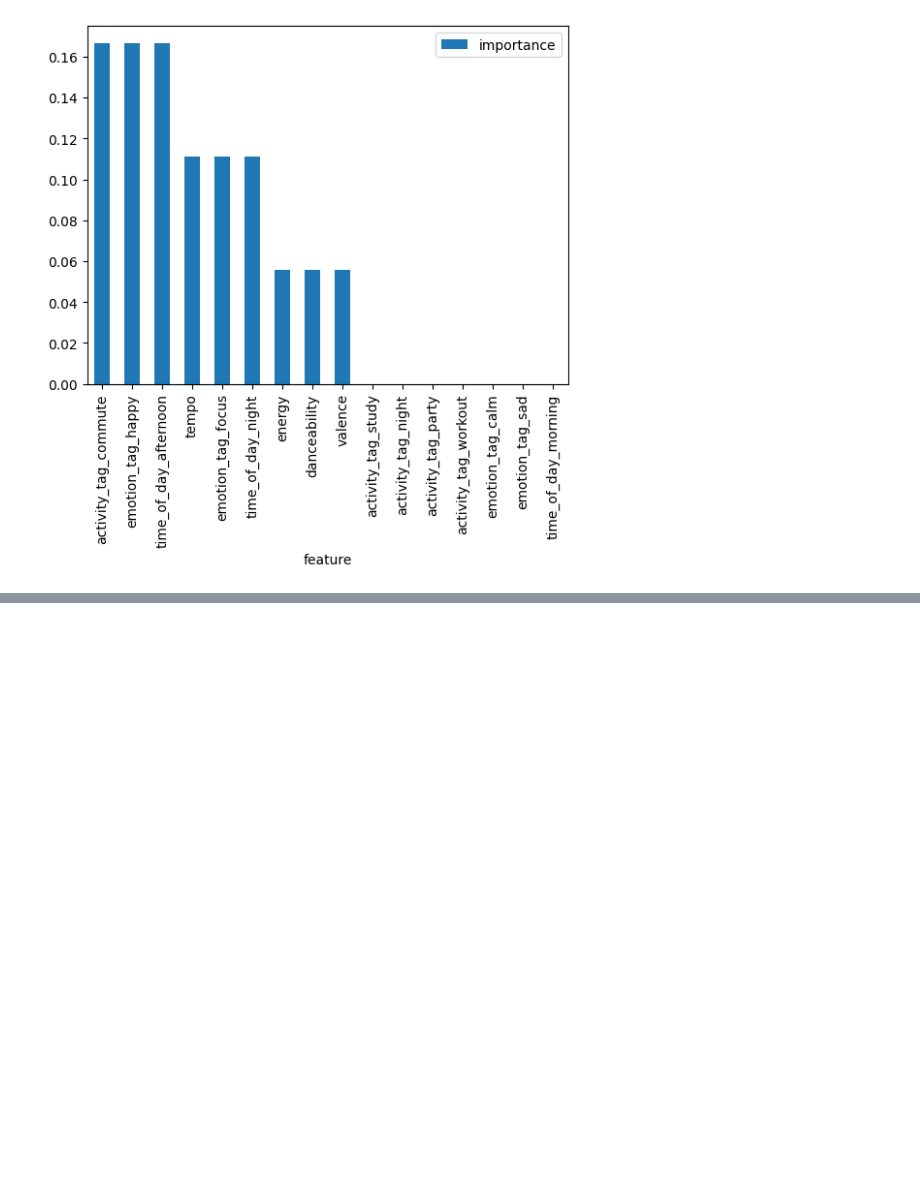
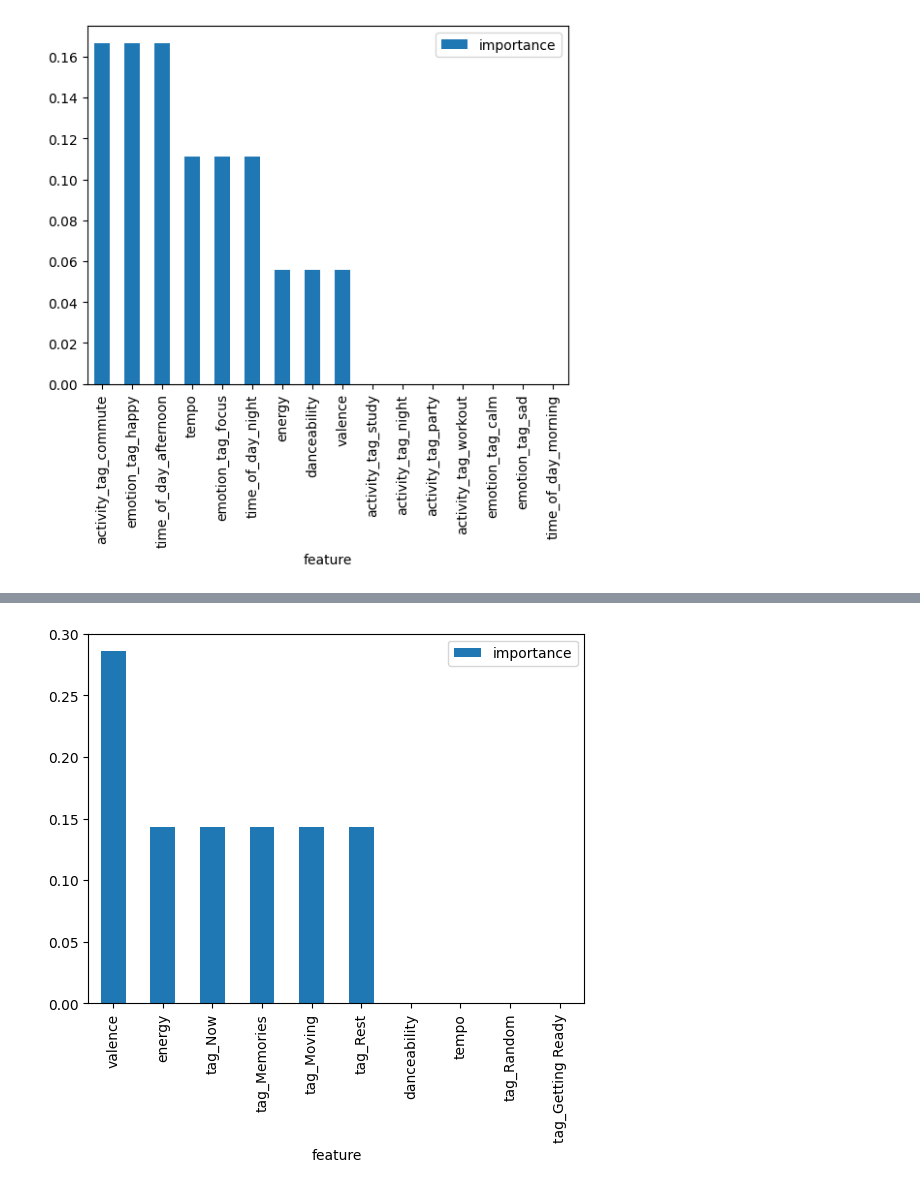
Before and after one commit to jneey2000/ML, a Jupyter notebook: music-context-ml/notebooks/EDA.ipynb, the cells around one changed output, grey strips where cells are left out. Cells and saved outputs as stored; diff of their text form; code cells hidden in the pictures; blank space fills up the shorter version.

```diff
--- a/music-context-ml/notebooks/EDA.ipynb
+++ b/music-context-ml/notebooks/EDA.ipynb
@@ -293,0 +486,4 @@ plt.show()
+# %%
+df = pd.read_csv("../data/sample_music_context.csv")
+
+df.columns
@@ -293,0 +676,9 @@ plt.show()
+# %%
+for tag in MUGIP_TAGS:
+    df[f"tag_{tag}"] = df["context_tags"].apply(
+        lambda x: 1 if tag in str(x).split(",") else 0
+    )
+
+df["tag_count"] = df["context_tags"].apply(
+    lambda x: len(str(x).split(","))
+)
@@ -293,0 +727,17 @@ plt.show()
+# %%
+importance_df = pd.DataFrame({
+    "feature": X.columns,
+    "importance": model.feature_importances_
+})
+
+# 모델이 각 featrue (음악 특성/태그)를 얼마나 중요하게 사용했는지 저장
+# feature_importances_ : RandomForest가 학습 후 계산한 중요도 점수
+
+importance_df = importance_df.sort_values(
+    by="importance",
+    ascending=False
+)
+# 상위 10개 중요 feature 출력
+# MUGIP 추천에 실제 영향력이 높은 태그/오디오 특성 확인
+
+importance_df.head(10)
@@ -293,0 +756,17 @@ plt.show()
+# %%
+importance_df.head(10).plot(
+    x="feature",
+    y="importance",
+    kind="bar"
+)
+
+# 중요 feature 상위 10개 시각화
+# 사용자들의 행동(좋아요/재생/스킵)에 영향을 주는 요소 확인
+
+
+plt.xticks(rotation=90)
+#x축 태그 이름 회전 (겹침 방지)
+
+plt.show()
+# %% [output]
+[figure, added]
```
Also changed, not shown: parts of 30 cells of this notebook, 1 other file.
